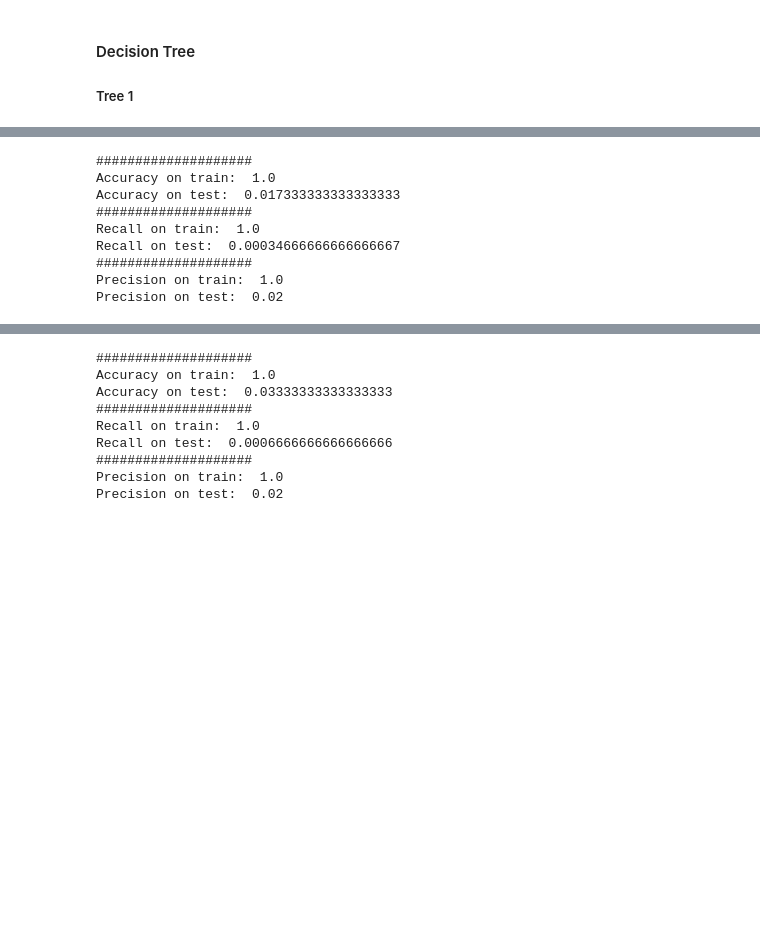
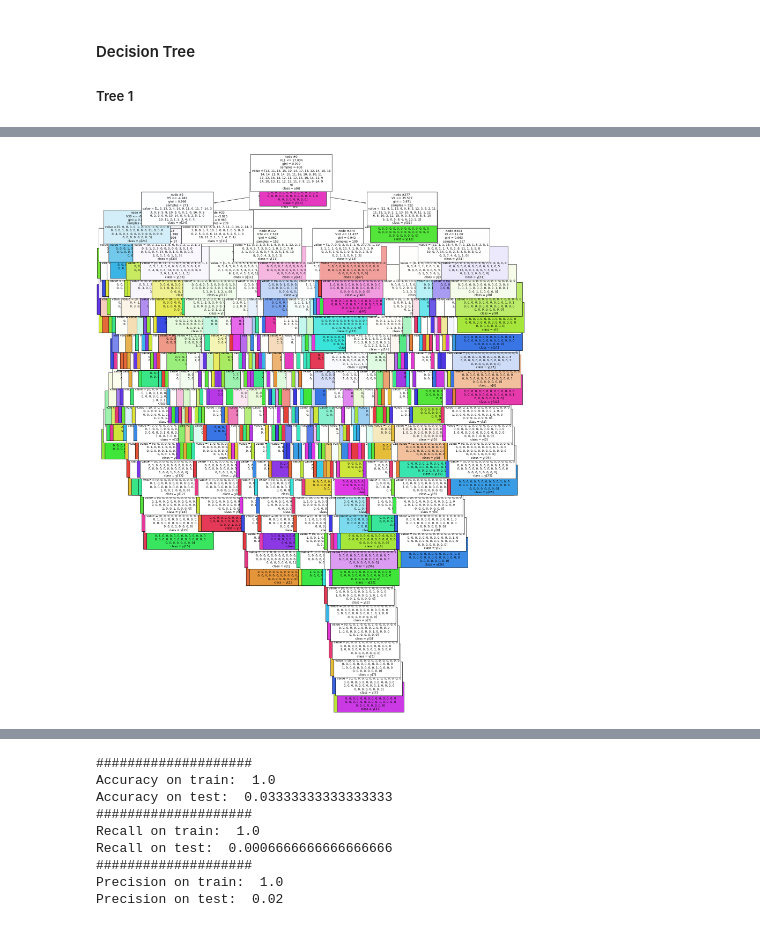
Before and after one commit to nadiaverdha/MachineLearningEx1, a Jupyter notebook: Ex1_kaggle_big.ipynb, the cells around one changed output, grey strips where cells are left out. Drawn from its saved outputs; the diff is of its cells as text; code cells hidden in the pictures; blank space fills up the shorter version.

```diff
--- a/Ex1_kaggle_big.ipynb
+++ b/Ex1_kaggle_big.ipynb
@@ -229,7 +204,8 @@ Number of components: 91
 # %%
-_pca = PCA(n_components = components)
-X_train_pca = _pca.fit_transform(X_train)
-X_test_pca = _pca.transform(X_test)
+_sc = StandardScaler()
+_pca = PCA(n_components = 35)
+X_train_lda = _pca.fit_transform(_sc.fit_transform(X_train),y_train)
+X_test_lda = _pca.transform(_sc.transform(X_test))
 # %% [markdown]
 #### Decision Tree
 
@@ -257,12 +242,15 @@ def evaluate(model,X_train = X_train_pca,X_test = X_test_pca,y_train = y_train,y
+# %%
+features = X_train.columns
+def plottree(model):
+    plt.figure(figsize=(20,30))
+    plot = tree.plot_tree(model,feature_names=features,filled=True,fontsize=9,node_ids=True,class_names=True)
+    for o in plot:
+        arrow = o.arrow_patch
+        if arrow is not None:
+            arrow.set_edgecolor('black')
+            arrow.set_linewidth(1)
+    plt.show()
 # %%
-evaluate(tree_1)
+plottree(tree_1)
 # %% [output]
-####################
-Accuracy on train:  1.0
-Accuracy on test:  0.017333333333333333
-####################
-Recall on train:  1.0
-Recall on test:  0.00034666666666666667
-####################
-Precision on train:  1.0
-Precision on test:  0.02
+[figure, added]
```
Also changed, not shown: parts of 38 cells of this notebook.
